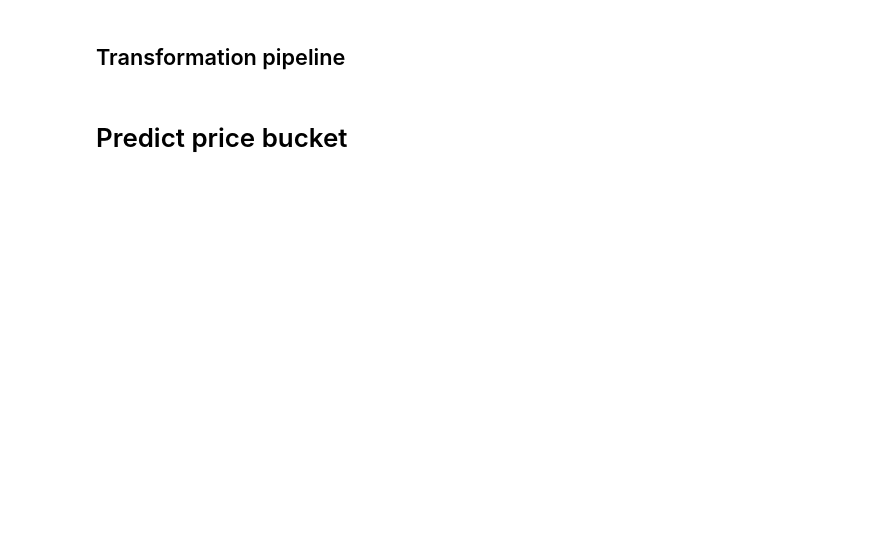
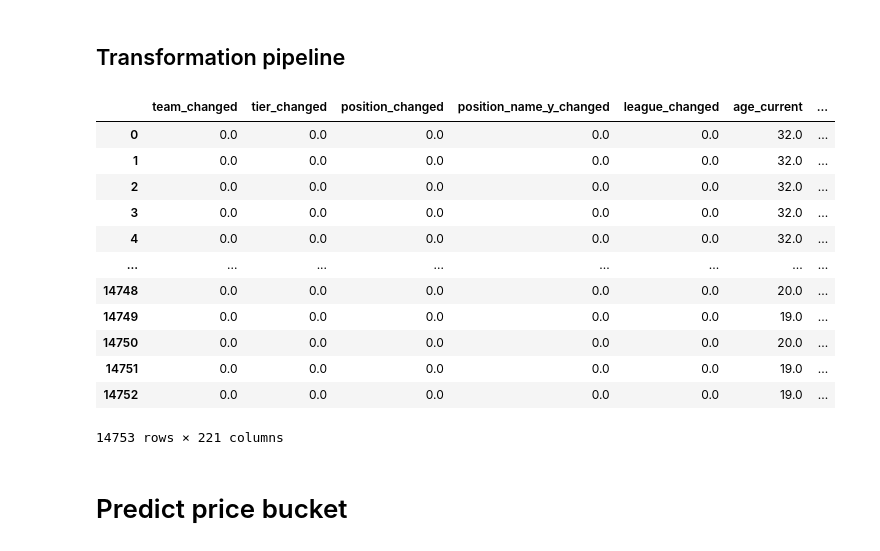
Before and after one commit to GolAITech/models, a Jupyter notebook: notebooks/all_positions_historical.ipynb, the cells around one changed output. Saved outputs shown, nothing was run; the diff lists cells and outputs as text; code cells hidden in the pictures; blank space fills up the shorter version.

```diff
--- a/notebooks/all_positions_historical.ipynb
+++ b/notebooks/all_positions_historical.ipynb
@@ -343,19 +333,3 @@ categorical_features = [
     "position_name_y",
     "league"
 ]
-# %%
-def delta(x):
-    if len(x) == 1:
-        return 0.0
-    return x[-1] / np.mean(x[:-1]) - 1
-
-def diff(x):
-    if len(x) == 1:
-        return 0.0
-    return float(x[-1] != x[-2])
-
-
-def current(x):
-    return x[-1]
-
-current([3,2,1])
@@ -396,24 +368,23 @@ previous.__name__ = 'previous'
 changed_cat_feature_dict = {}
 for cat_name in categorical_features:
     ddf[f'{cat_name}'] = ddf[cat_name].astype('category').cat.codes
-    changed_cat_feature_dict[f'{cat_name}'] = [curr_value_func, diff_func]
+    changed_cat_feature_dict[f'{cat_name}'] = [current, diff]
 
 changed_num_feature_dict = {
-    num_name: [delta_func, curr_value_func, np.mean, np.std]
+    num_name: [delta, current, previous, np.mean, std]
     for num_name in numerical_features
 }
+changed_num_feature_dict["normalised_market_value"] = [delta, current, previous, np.mean, std]
+changed_num_feature_dict["season"] = [current]
 
-changed_num_feature_dict["market_value"] = [delta_func, curr_value_func, previous_value_func, np.mean, std]
-changed_num_feature_dict["normalised_market_value"] = [delta_func, curr_value_func, previous_value_func, np.mean, np.std]
-
-gdf = ddf.sort_values("season").groupby("player_id_api").rolling(2, min_periods=1).agg({
-    'height_x': curr_value_func,
+clean_data = players_selected_vars.sort_values("season").groupby("player_id_api").rolling(2, min_periods=1).agg({
+    'height_x': current,
     **changed_cat_feature_dict,
     **changed_num_feature_dict,
 }).reset_index()
 
-gdf.columns = [
+clean_data.columns = [
     '_'.join([col[0], col[1]] if col[1] != '' else [col[0]])
-    for col in gdf.columns
+    for col in clean_data.columns
 ]
 # %%
@@ -557,0 +446,25 @@ preprocessor = ColumnTransformer(
+# %%
+cat_features = [f"{c}_changed" for c in categorical_features]
+num_features = []
+for n in numerical_features:
+    num_features.extend([
+        f"{n}_current",
+        f"{n}_previous",
+        f"{n}_mean",
+        f"{n}_std",
+    ])
+clean_data[cat_features + num_features]
+# %% [output]
+|  | team_changed | tier_changed | position_changed | position_name_y_changed | league_changed | age_current | ... |
+| 0 | 0.0 | 0.0 | 0.0 | 0.0 | 0.0 | 32.0 | ... |
+| 1 | 0.0 | 0.0 | 0.0 | 0.0 | 0.0 | 32.0 | ... |
+| 2 | 0.0 | 0.0 | 0.0 | 0.0 | 0.0 | 32.0 | ... |
+| 3 | 0.0 | 0.0 | 0.0 | 0.0 | 0.0 | 32.0 | ... |
+| 4 | 0.0 | 0.0 | 0.0 | 0.0 | 0.0 | 32.0 | ... |
+| ... | ... | ... | ... | ... | ... | ... | ... |
+| 14748 | 0.0 | 0.0 | 0.0 | 0.0 | 0.0 | 20.0 | ... |
+| 14749 | 0.0 | 0.0 | 0.0 | 0.0 | 0.0 | 19.0 | ... |
+| 14750 | 0.0 | 0.0 | 0.0 | 0.0 | 0.0 | 20.0 | ... |
+| 14751 | 0.0 | 0.0 | 0.0 | 0.0 | 0.0 | 19.0 | ... |
+| 14752 | 0.0 | 0.0 | 0.0 | 0.0 | 0.0 | 19.0 | ... |
+14753 rows × 221 columns
```
Also changed, not shown: parts of 33 cells of this notebook.
